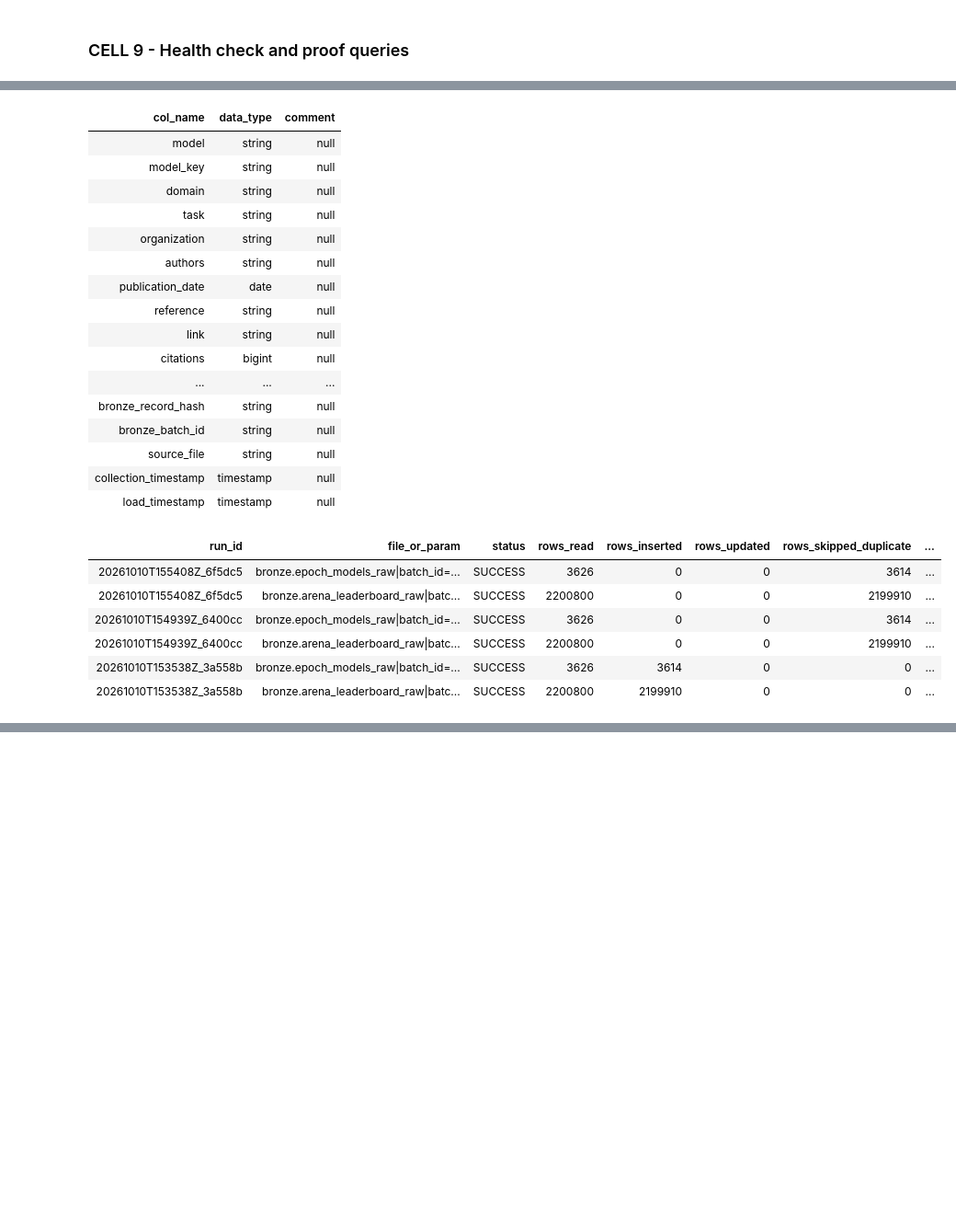
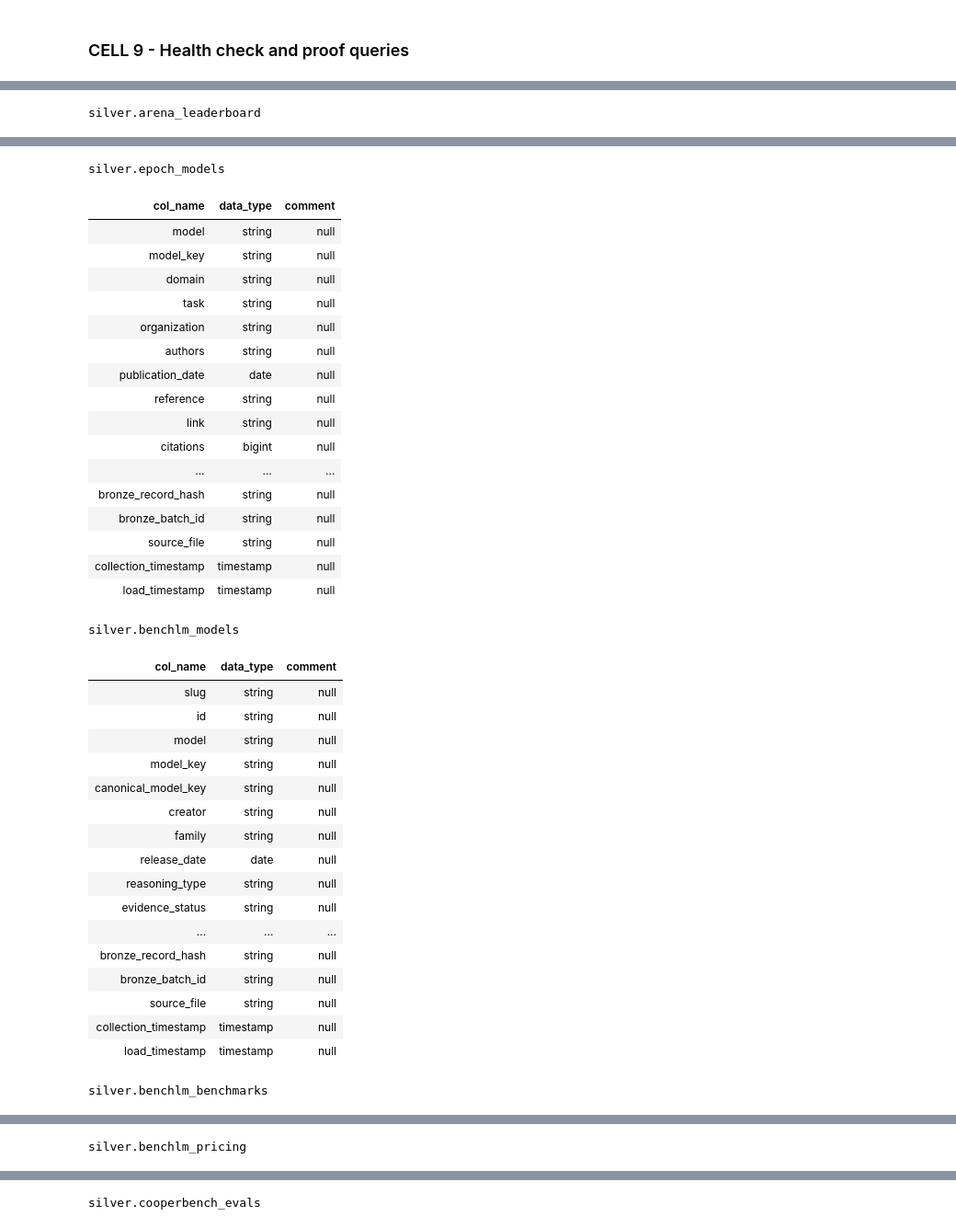
Before and after one commit to zohaib-mzg/Frontier-AI-Observability, a Jupyter notebook: proof/frontier_silver_proof_01_first_load.ipynb, the cells around one changed output, grey strips where cells are left out. Shown at 92% size. Saved outputs shown, nothing was run; the diff lists cells and outputs as text; code cells hidden in the pictures; blank space fills up the shorter version.

```diff
--- a/proof/frontier_silver_load_run3_backfill.ipynb.ipynb
+++ b/proof/frontier_silver_proof_01_first_load.ipynb
@@ -22,7 +22,7 @@ from pyspark.sql.types import (BooleanType, DoubleType, LongType, StringType, St
 dbutils.widgets.text("catalog", "workspace", "catalog")
 dbutils.widgets.text("bronze_schema", "bronze", "bronze_schema")
 dbutils.widgets.text("silver_schema", "silver", "silver_schema")
-dbutils.widgets.dropdown("source", "all", ["all", "arena", "epoch"], "source (benchlm and cooperbench come later)")
+dbutils.widgets.dropdown("source", "all", ["all", "arena", "epoch", "benchlm", "cooperbench"], "source")
 dbutils.widgets.text("batch_id", "", "batch_id (one batch; empty = every pending batch)")
 dbutils.widgets.text("from_batch", "", "from_batch (batch id or prefix, e.g. 20261005)")
 dbutils.widgets.text("to_batch", "", "to_batch (batch id or prefix, inclusive)")
@@ -65,7 +65,10 @@ CATALOG, BSCHEMA, SSCHEMA = P["catalog"], P["bronze_schema"], P["silver_schema"]
 for _name in (CATALOG, BSCHEMA, SSCHEMA):
     if not re.fullmatch(r"[A-Za-z_][A-Za-z0-9_]*", _name):
         raise ValueError(f"Invalid catalog/schema name: {_name!r}")
-SOURCES = ["arena", "epoch"] if P["source"] == "all" else [P["source"]]
+SOURCE_GROUPS = {"arena": ["arena"], "epoch": ["epoch"],
+                 "benchlm": ["benchlm_models", "benchlm_benchmarks", "benchlm_pricing"],
+                 "cooperbench": ["cooperbench_members", "cooperbench_evals", "cooperbench_runs"]}
+SOURCES = ([c for g in SOURCE_GROUPS.values() for c in g] if P["source"] == "all" else SOURCE_GROUPS[P["source"]])
 
 RUN_ID = datetime.now(timezone.utc).strftime("%Y%m%dT%H%M%SZ") + "_" + uuid.uuid4().hex[:6]
 spark.conf.set("spark.sql.session.timeZone", "UTC")
@@ -609,7 +857,7 @@ def key_check(cfg):
 # CELL 7 - Run
 
 def pending_batches(cfg):
-    rows = (spark.table(cfg["bronze"]).groupBy("batch_id")
+    rows = (bronze_df(cfg).groupBy("batch_id")
             .agg(F.min("collection_timestamp").alias("collected"),
                  F.date_format(F.min("collection_timestamp"), "yyyy-MM-dd").alias("day")).collect())
     out = []
@@ -627,7 +875,7 @@ def pending_batches(cfg):
     if not FORCE:
         done = {r["file_or_param"] for r in spark.table(T_RUNS)
                 .filter((F.col("layer") == LAYER) & (F.col("status") == "SUCCESS")).select("file_or_param").collect()}
-        out = [(c, b) for c, b in out if f"{cfg['bronze_short']}|batch_id={b}" not in done]
+        out = [(c, b) for c, b in out if f"{cfg['label']}|batch_id={b}" not in done]
     return out
 
 
@@ -637,6 +885,8 @@ if PARAM_ERRORS:
     raise ValueError("Bad parameters: " + "; ".join(PARAM_ERRORS))
 
 KNOWN_DRIFT.update(load_known_drift())
+for _src in SOURCES:
+    ensure_silver_columns(CFG[_src], "init")
 plan = {}
 for _src in SOURCES:
     for key in pending_batches(CFG[_src]):
@@ -790,8 +1057,9 @@ display(spark.sql(f"""SELECT occurred_at, source, file_or_param, error_type, err
 # CELL 10 - Proof of the five rubric items (run after the first load; each query shows one item)
 
 # Item 1: explicit schemas -> column names and types of the Silver tables
-display(spark.sql(f"DESCRIBE TABLE {T_S_ARENA}"))
-display(spark.sql(f"DESCRIBE TABLE {T_S_EPOCH}"))
+for _c in CFG.values():
+    print(_c["silver_short"])
+    display(spark.sql(f"DESCRIBE TABLE {_c['silver']}"))
 
 # Item 2: MERGE re-run, no duplicates. Run this notebook twice with force_reload=true and compare:
 #         the second run's table rows must show rows_inserted = 0 and rows_updated = 0.
@@ -805,6 +1073,7 @@ display(spark.sql(f"""SELECT file_or_param, status, message FROM {T_RUNS}
 display(spark.sql(f"""SELECT batch_id, status, rows_read, rows_inserted, rows_updated, parameters_json
     FROM {T_RUNS} WHERE layer = '{LAYER} (batch)' ORDER BY start_time DESC LIMIT 10"""))
 # %% [output]
+silver.arena_leaderboard
 | col_name | data_type | comment |
 | subset | string | null |
 | category | string | null |
@@ -812,37 +1081,50 @@ display(spark.sql(f"""SELECT batch_id, status, rows_read, rows_inserted, rows_up
 | model_key | string | null |
 | organization | string | null |
 | license | string | null |
 | leaderboard_publish_date | date | null |
 | rating | double | null |
 | rating_variance | double | null |
 | rating_ci_lower | double | null |
 | ... | ... | ... |
 | bronze_record_hash | string | null |
 | bronze_batch_id | string | null |
 | source_file | string | null |
 | collection_timestamp | timestamp | null |
 | load_timestamp | timestamp | null |
+silver.epoch_models
 | col_name | data_type | comment |
 | model | string | null |
 | model_key | string | null |
 | domain | string | null |
 | task | string | null |
 | organization | string | null |
 | authors | string | null |
 | publication_date | date | null |
 | reference | string | null |
 | link | string | null |
 | citations | bigint | null |
 | ... | ... | ... |
 | bronze_record_hash | string | null |
 | bronze_batch_id | string | null |
 | source_file | string | null |
 | collection_timestamp | timestamp | null |
 | load_timestamp | timestamp | null |
+silver.benchlm_models
-| run_id | file_or_param | status | rows_read | rows_inserted | rows_updated | rows_skipped_duplicate | ... |
-| 20261010T155408Z_6f5dc5 | bronze.epoch_models_raw|batch_id=... | SUCCESS | 3626 | 0 | 0 | 3614 | ... |
-| 20261010T155408Z_6f5dc5 | bronze.arena_leaderboard_raw|batc... | SUCCESS | 2200800 | 0 | 0 | 2199910 | ... |
-| 20261010T154939Z_6400cc | bronze.epoch_models_raw|batch_id=... | SUCCESS | 3626 | 0 | 0 | 3614 | ... |
-| 20261010T154939Z_6400cc | bronze.arena_leaderboard_raw|batc... | SUCCESS | 2200800 | 0 | 0 | 2199910 | ... |
-| 20261010T153538Z_3a558b | bronze.epoch_models_raw|batch_id=... | SUCCESS | 3626 | 3614 | 0 | 0 | ... |
-| 20261010T153538Z_3a558b | bronze.arena_leaderboard_raw|batc... | SUCCESS | 2200800 | 2199910 | 0 | 0 | ... |
+| col_name | data_type | comment |
+| slug | string | null |
+| id | string | null |
+| model | string | null |
+| model_key | string | null |
+| canonical_model_key | string | null |
+| creator | string | null |
+| family | string | null |
+| release_date | date | null |
+| reasoning_type | string | null |
+| evidence_status | string | null |
+| ... | ... | ... |
+| bronze_record_hash | string | null |
+| bronze_batch_id | string | null |
+| source_file | string | null |
+| collection_timestamp | timestamp | null |
+| load_timestamp | timestamp | null |
+silver.benchlm_benchmarks
@@ -855,0 +1148 @@ display(spark.sql(f"""SELECT batch_id, status, rows_read, rows_inserted, rows_up
+silver.benchlm_pricing
@@ -859,0 +1166 @@ display(spark.sql(f"""SELECT batch_id, status, rows_read, rows_inserted, rows_up
+silver.cooperbench_evals
```
Also changed, not shown: parts of 10 cells of this notebook, 5 other files.
